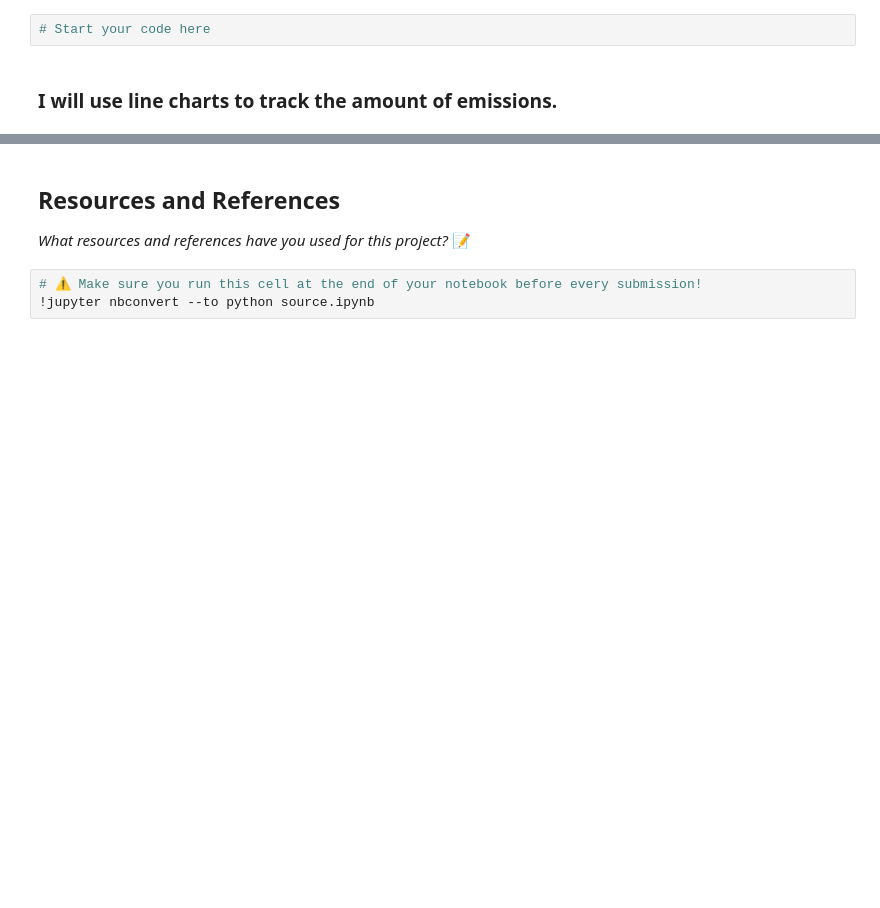
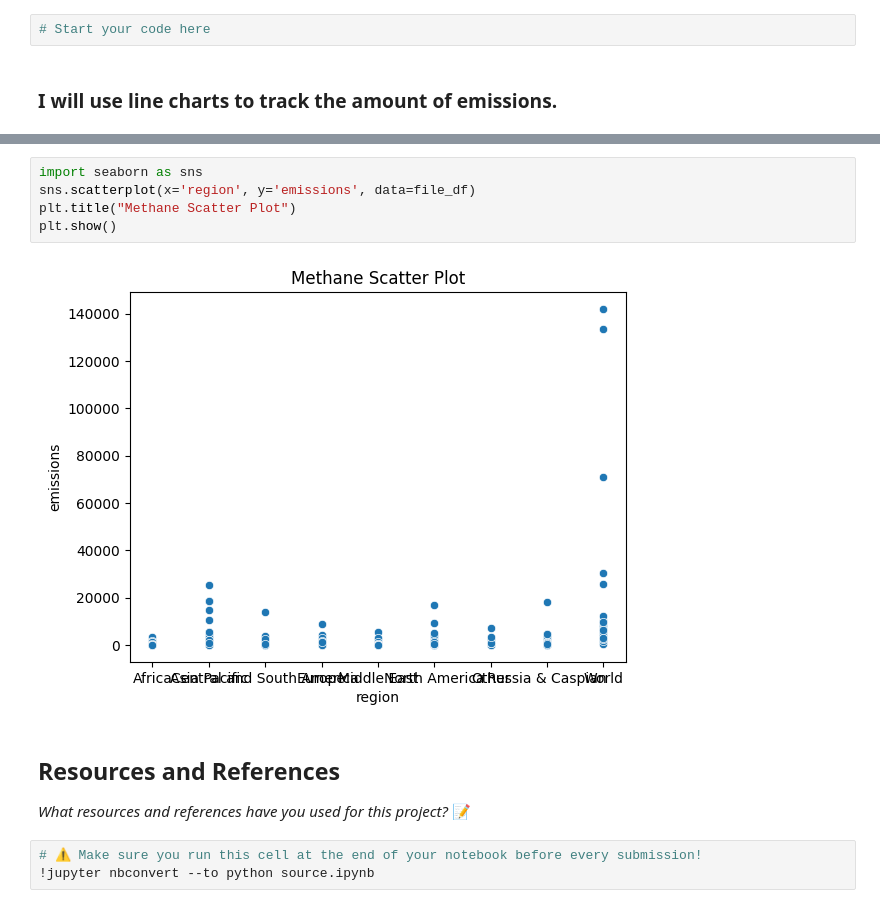
Before and after one commit to IT4063C-Spring26/final-project-proddasr, a Jupyter notebook: source.ipynb, the cells around one changed output, grey strips where cells are left out. Saved outputs shown, nothing was run; the diff lists cells and outputs as text; blank space fills up the shorter version.

```diff
--- a/source.ipynb
+++ b/source.ipynb
@@ -42,3 +82,10 @@ Carbon (CO2) emissions - https://www.kaggle.com/datasets/ravindrasinghrana/carbo
+# %%
+import seaborn as sns
+sns.scatterplot(x='region', y='emissions', data=file_df)
+plt.title("Methane Scatter Plot")
+plt.show()
+# %% [output]
+[figure, added]
 # %% [markdown]
 ## Resources and References
 *What resources and references have you used for this project?*
```
Also changed, not shown: parts of 10 cells of this notebook, 4 other files.
